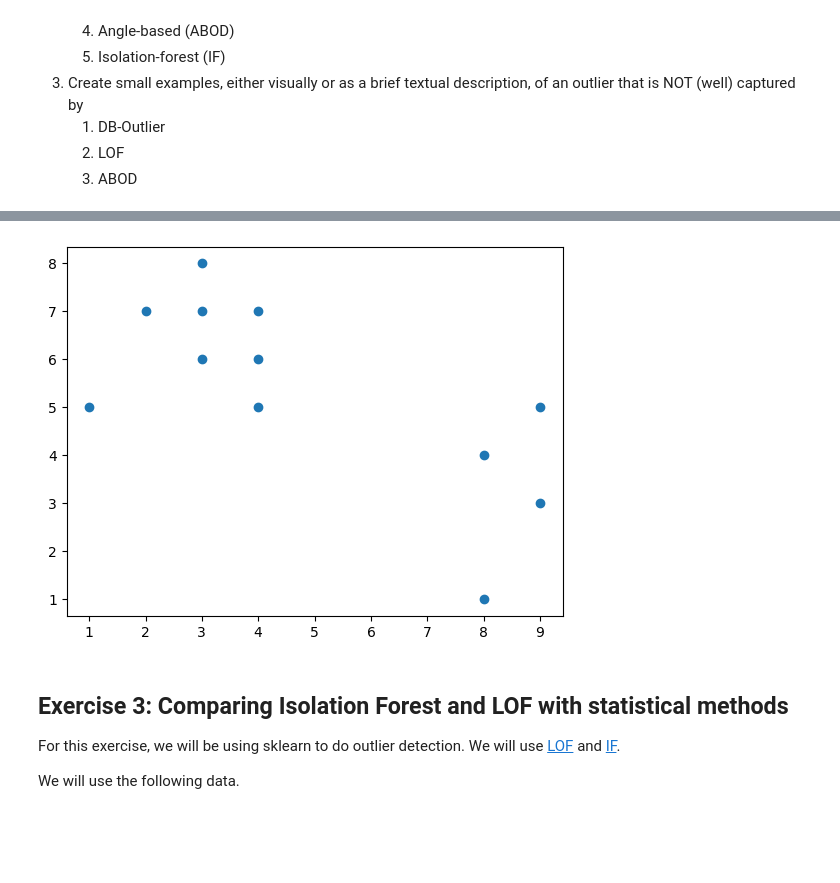
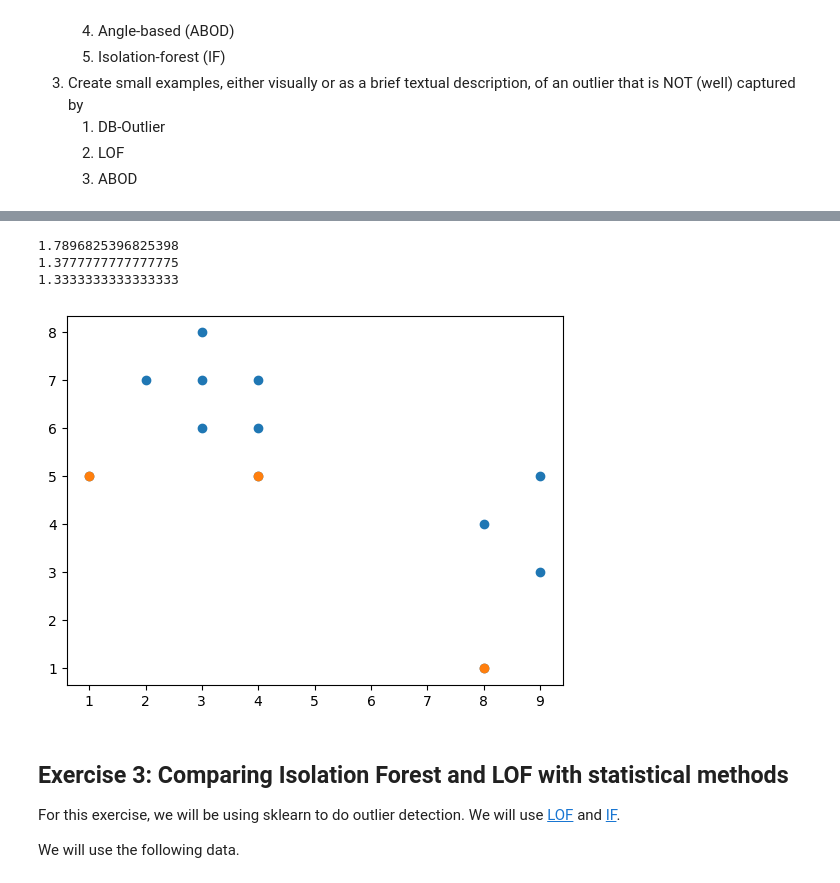
Before and after one commit to ywwta/dm2023-exercises, a Jupyter notebook: exercises/Week-5-outlier-detection-23.ipynb, the cells around one changed output, grey strips where cells are left out. Saved outputs shown, nothing was run; the diff lists cells and outputs as text; code cells hidden in the pictures; blank space fills up the shorter version.

```diff
--- a/exercises/Week-5-outlier-detection-23.ipynb
+++ b/exercises/Week-5-outlier-detection-23.ipynb
@@ -166,41 +173,60 @@ plt.legend()
 # 4. LOF for highlighted objects
 X = grid_data()
 
 p1 = [1., 5.]
 p2 = [8., 1.]
 
 k  = 3
 
 neighborhoods  = []
 kdists         = []
 
 # Find neighbors and kdists
 for i, x in enumerate(X):
-    #TODO
-    pass
+    n = np.arange(X.shape[0])
+    d = np.zeros_like(n, dtype=float)  # make another vector/list where we can store our values
+    for j, x_ in enumerate(X):
+        if i==j: continue
+        d[j] = np.linalg.norm((x-x_), ord=1) # ord=1 means that we are using the 1-norm
+    args = np.argsort(d)
+    ns = n[args]
+    ds = d[args]
+
+    kdist = ds[k-1]
+
+    kdists.append(kdist)
+    neighborhoods.append(ns[ds <= kdist])
 
 # Compute lrds
 reach_dist = lambda i, j: max(kdists[j], np.linalg.norm(X[i]-X[j], ord=1))
 lrds = []
 for i, x in enumerate(X):
-    #TODO
-    pass
+    lrd = 0
+    for j in neighborhoods[i]:
+        lrd += reach_dist(i,j)
+    lrd /= len(neighborhoods[i])-1  # maybe -1 because we don't want to count x as part of its own neighbourhood?
+    lrd = 1 / lrd
+    lrds.append(lrd)
+
 
 # LOF function
 def LOF(i):
-    lof = 0
-    #TODO
-    return lof
+    lof = np.sum([lrds[j] for j in neighborhoods[i]]) / len(neighborhoods[i])
+
+    return lof / lrds[i]
 
 lofs = [LOF(i)> 1.30 for i in range(len(X))]
 
 plt.scatter(X[:,0],X[:,1])
 plt.scatter(X[lofs,0],X[lofs,1])
 
 for i in range(len(lofs)):
     if lofs[i]: print(LOF(i))
 # %% [output]
+1.7896825396825398
+1.3777777777777775
+1.3333333333333333
-[figure, old version]
+[figure, new version]
 # %% [markdown]
 ## Exercise 3: Comparing Isolation Forest and LOF with statistical methods
 For this exercise, we will be using sklearn to do outlier detection.
```
Also changed, not shown: parts of 8 cells of this notebook, 3 other files.
